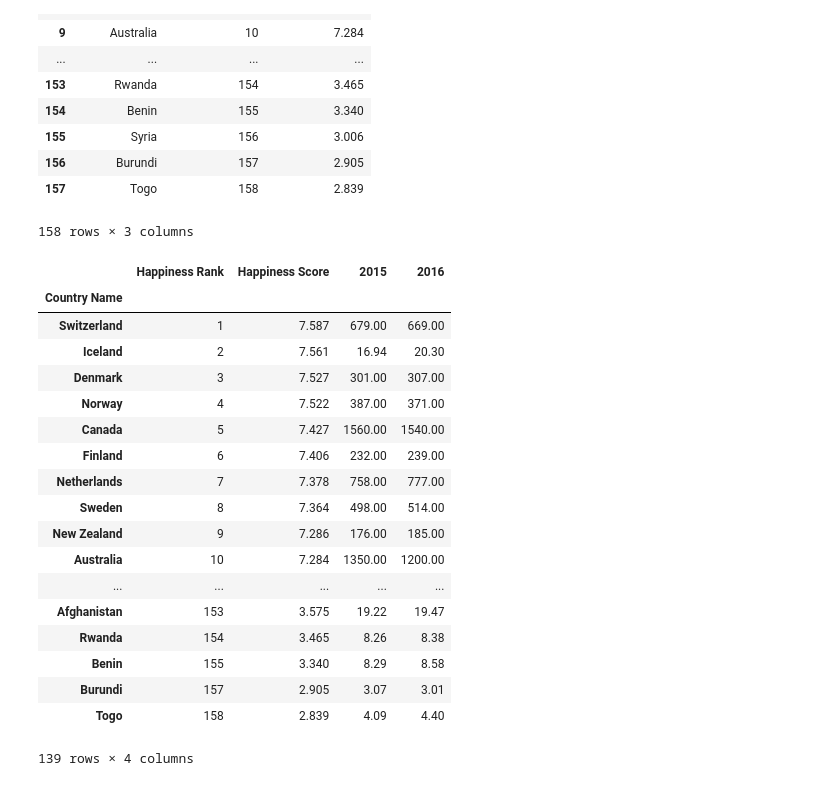
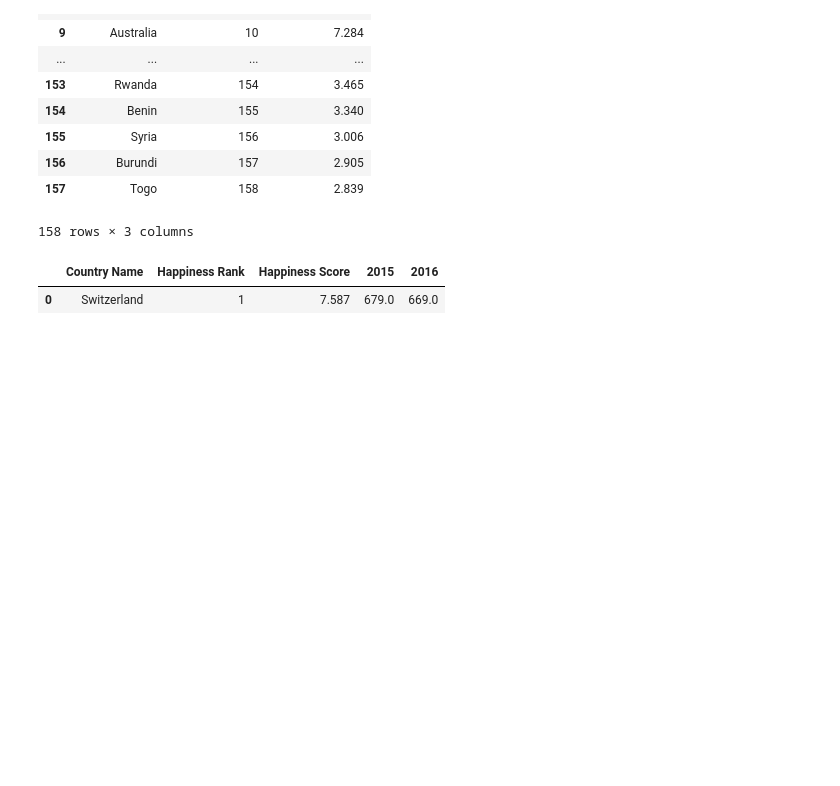
Before and after one commit to vietti09/branch_test, a Jupyter notebook: GDP.ipynb, the cells around one changed output. Drawn from its saved outputs; the diff is of its cells as text; code cells hidden in the pictures; blank space fills up the shorter version.

```diff
--- a/GDP.ipynb
+++ b/GDP.ipynb
@@ -82,25 +82,7 @@ happiness
 158 rows × 3 columns
 # %%
 happiness = pd.DataFrame.merge(happiness,gdp)
-happiness = happiness.set_index('Country Name')
-happiness
+happiness.head(1)
 # %% [output]
-|  | Happiness Rank | Happiness Score | 2015 | 2016 |
-| Country Name |  |  |  |  |
-| Switzerland | 1 | 7.587 | 679.00 | 669.00 |
-| Iceland | 2 | 7.561 | 16.94 | 20.30 |
-| Denmark | 3 | 7.527 | 301.00 | 307.00 |
-| Norway | 4 | 7.522 | 387.00 | 371.00 |
-| Canada | 5 | 7.427 | 1560.00 | 1540.00 |
-| Finland | 6 | 7.406 | 232.00 | 239.00 |
-| Netherlands | 7 | 7.378 | 758.00 | 777.00 |
-| Sweden | 8 | 7.364 | 498.00 | 514.00 |
-| New Zealand | 9 | 7.286 | 176.00 | 185.00 |
-| Australia | 10 | 7.284 | 1350.00 | 1200.00 |
-| ... | ... | ... | ... | ... |
-| Afghanistan | 153 | 3.575 | 19.22 | 19.47 |
-| Rwanda | 154 | 3.465 | 8.26 | 8.38 |
-| Benin | 155 | 3.340 | 8.29 | 8.58 |
-| Burundi | 157 | 2.905 | 3.07 | 3.01 |
-| Togo | 158 | 2.839 | 4.09 | 4.40 |
+|  | Country Name | Happiness Rank | Happiness Score | 2015 | 2016 |
+| 0 | Switzerland | 1 | 7.587 | 679.0 | 669.0 |
-139 rows × 4 columns
```
